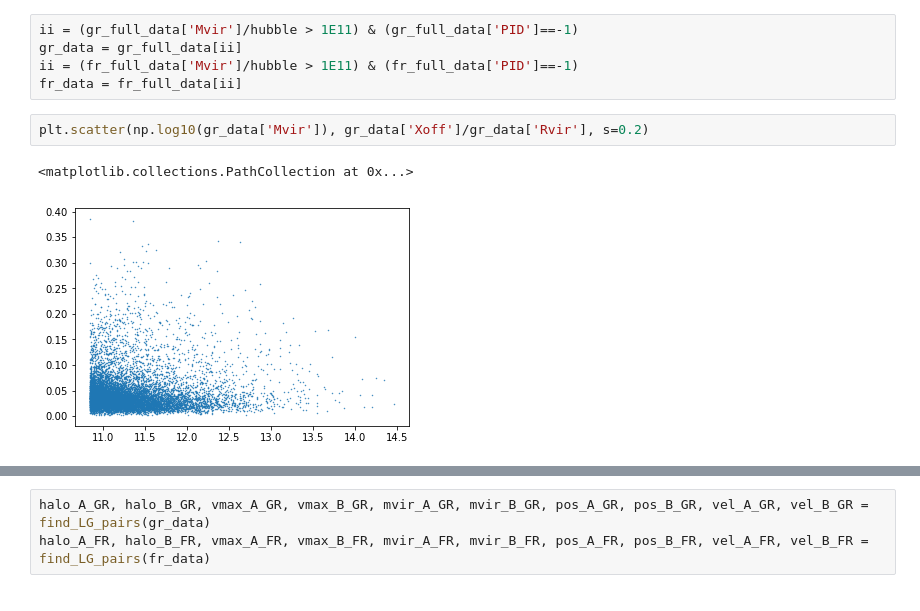
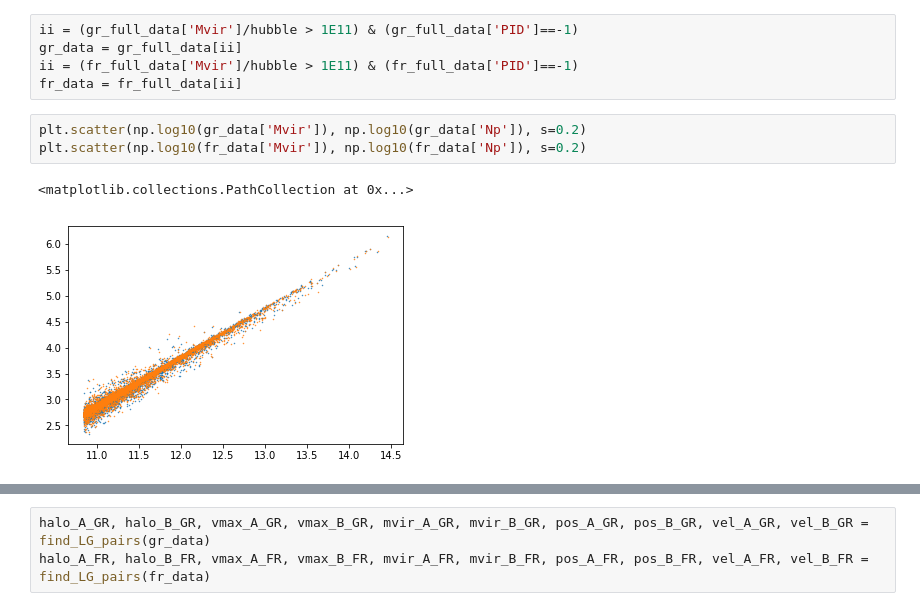
Before and after one commit to forero/LGModGrav, a Jupyter notebook: code/LG_samples.ipynb, the cells around one changed output, grey strips where cells are left out. Cells and saved outputs as stored; diff of their text form.

```diff
--- a/code/LG_samples.ipynb
+++ b/code/LG_samples.ipynb
@@ -30,7 +30,8 @@ gr_data = gr_full_data[ii]
 ii = (fr_full_data['Mvir']/hubble > 1E11) & (fr_full_data['PID']==-1)
 fr_data = fr_full_data[ii]
 # %%
-plt.scatter(np.log10(gr_data['Mvir']), gr_data['Xoff']/gr_data['Rvir'], s=0.2)
+plt.scatter(np.log10(gr_data['Mvir']), np.log10(gr_data['Np']), s=0.2)
+plt.scatter(np.log10(fr_data['Mvir']), np.log10(fr_data['Np']), s=0.2)
 # %% [output]
 <matplotlib.collections.PathCollection at 0x...>
-[figure, old version]
+[figure, new version]
```
Also changed, not shown: parts of 17 cells of this notebook.
